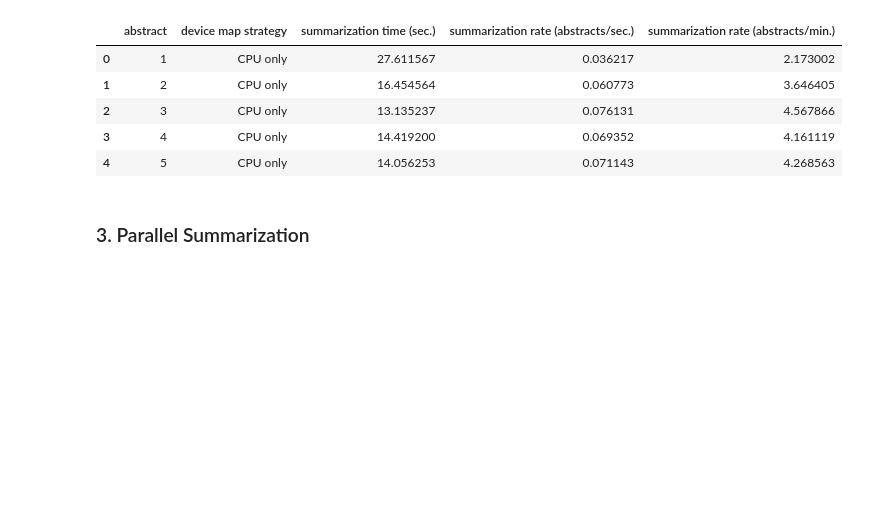
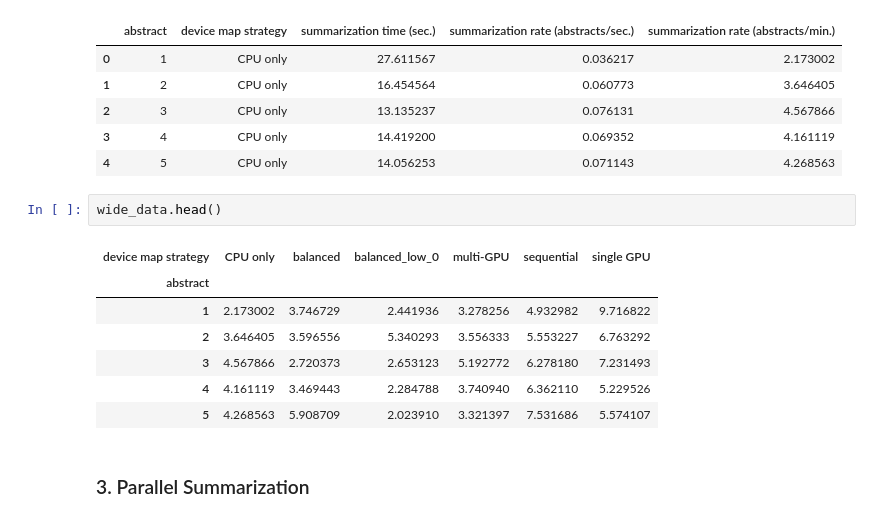
Before and after one commit to gperdrizet/PUBSUM, a Jupyter notebook: pubsum/notebooks/benchmarking_results.ipynb, the cells around one changed output. Cells and saved outputs as stored; diff of their text form; blank space fills up the shorter version.

```diff
--- a/pubsum/notebooks/benchmarking_results.ipynb
+++ b/pubsum/notebooks/benchmarking_results.ipynb
@@ -75,6 +75,16 @@ data.head()
 | 2 | 3 | CPU only | 13.135237 | 0.076131 | 4.567866 |
 | 3 | 4 | CPU only | 14.419200 | 0.069352 | 4.161119 |
 | 4 | 5 | CPU only | 14.056253 | 0.071143 | 4.268563 |
+# %%
+wide_data.head()
+# %% [output]
+| device map strategy | CPU only | balanced | balanced_low_0 | multi-GPU | sequential | single GPU |
+| abstract |  |  |  |  |  |  |
+| 1 | 2.173002 | 3.746729 | 2.441936 | 3.278256 | 4.932982 | 9.716822 |
+| 2 | 3.646405 | 3.596556 | 5.340293 | 3.556333 | 5.553227 | 6.763292 |
+| 3 | 4.567866 | 2.720373 | 2.653123 | 5.192772 | 6.278180 | 7.231493 |
+| 4 | 4.161119 | 3.469443 | 2.284788 | 3.740940 | 6.362110 | 5.229526 |
+| 5 | 4.268563 | 5.908709 | 2.023910 | 3.321397 | 7.531686 | 5.574107 |
 # %% [markdown]
 ### 3. Parallel Summarization
 # %%
```
Also changed, not shown: parts of 4 cells of this notebook, 3 other files.
